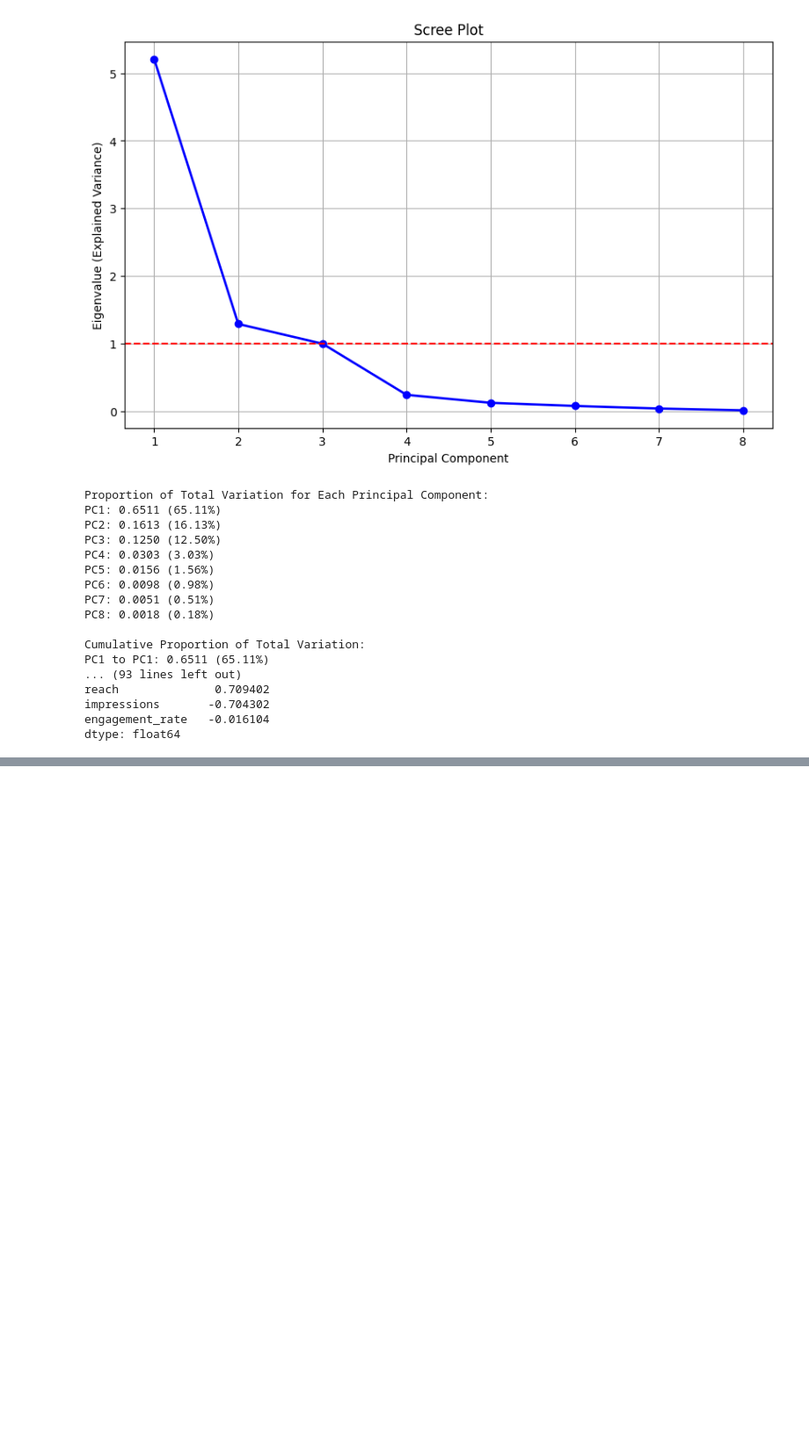
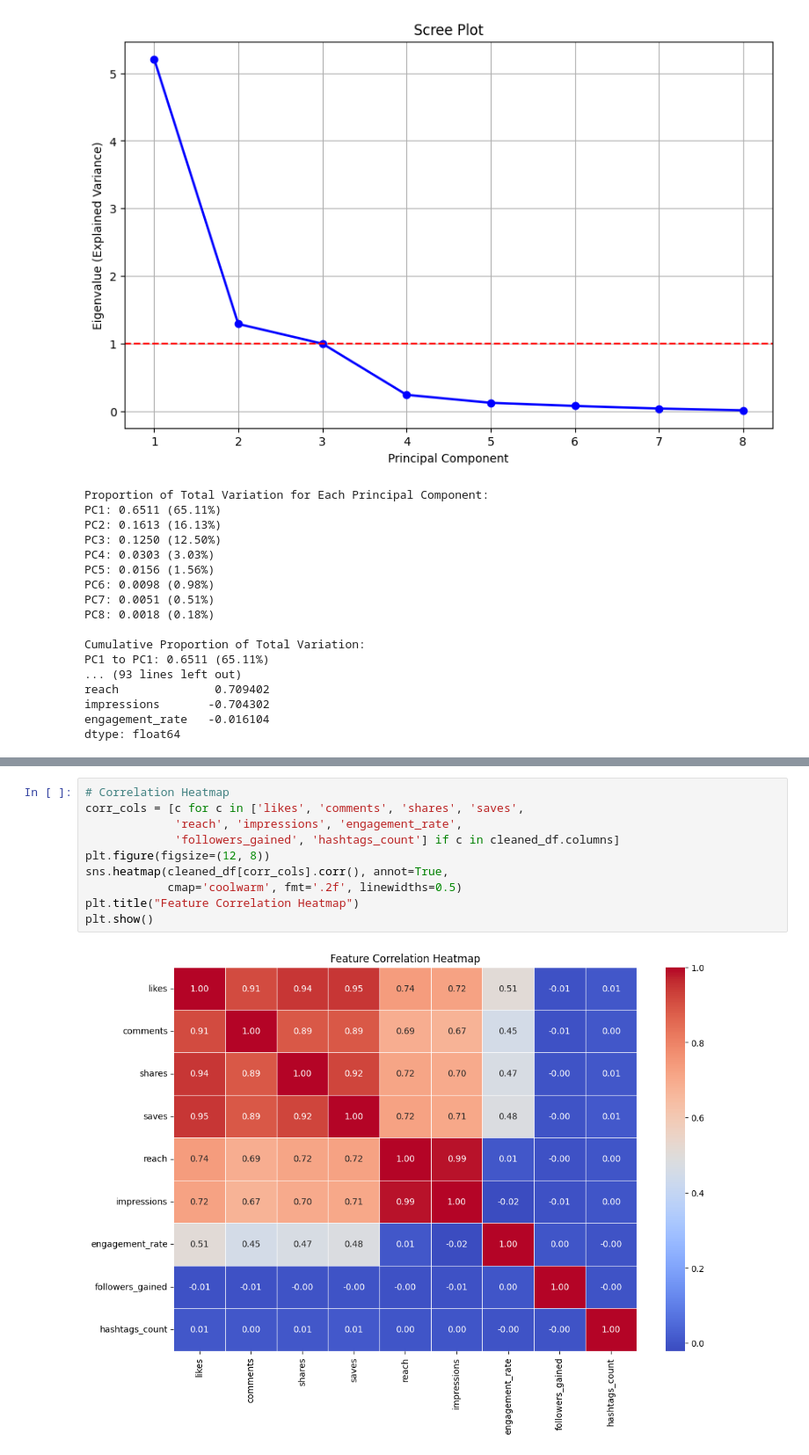
Before and after one commit to RajithmaHaseli/Instagram-Engagement-Analysis, a Jupyter notebook: instagram_analysis (1).ipynb, the cells around one changed output, grey strips where cells are left out. Shown at 88% size. Drawn from its saved outputs; the diff is of its cells as text; blank space fills up the shorter version.

```diff
--- a/instagram_analysis (1).ipynb
+++ b/instagram_analysis (1).ipynb
@@ -236,0 +279,12 @@ dtype: float64
+# %%
+# Correlation Heatmap
+corr_cols = [c for c in ['likes', 'comments', 'shares', 'saves',
+             'reach', 'impressions', 'engagement_rate',
+             'followers_gained', 'hashtags_count'] if c in cleaned_df.columns]
+plt.figure(figsize=(12, 8))
+sns.heatmap(cleaned_df[corr_cols].corr(), annot=True,
+            cmap='coolwarm', fmt='.2f', linewidths=0.5)
+plt.title("Feature Correlation Heatmap")
+plt.show()
+# %% [output]
+[figure, added]
```
Also changed, not shown: parts of 3 cells of this notebook.
